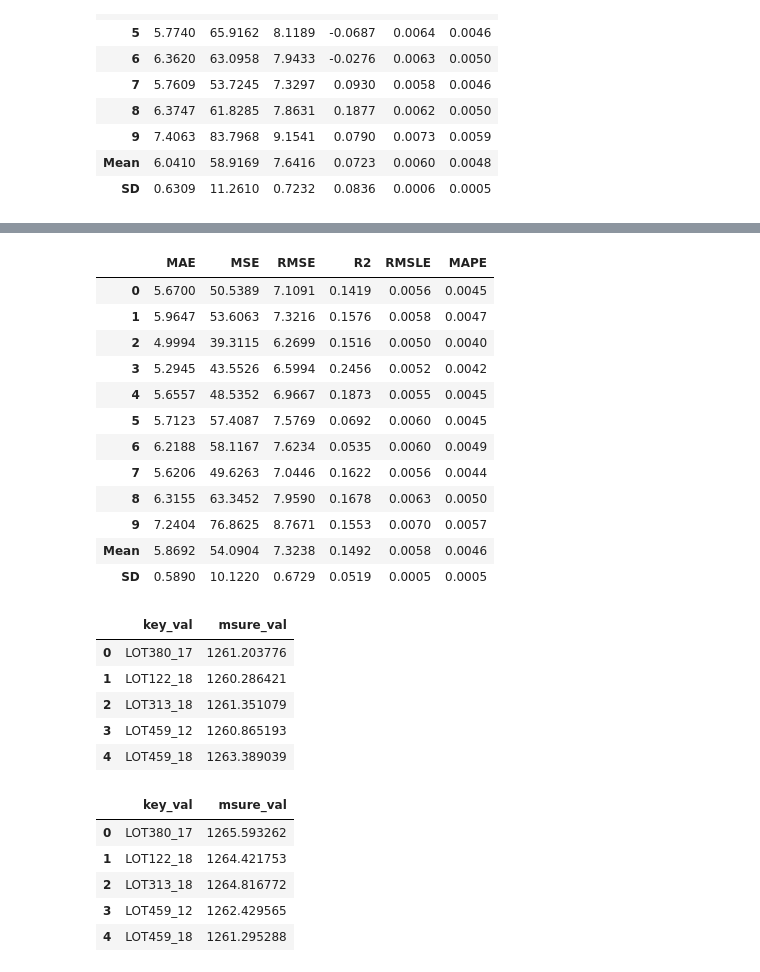
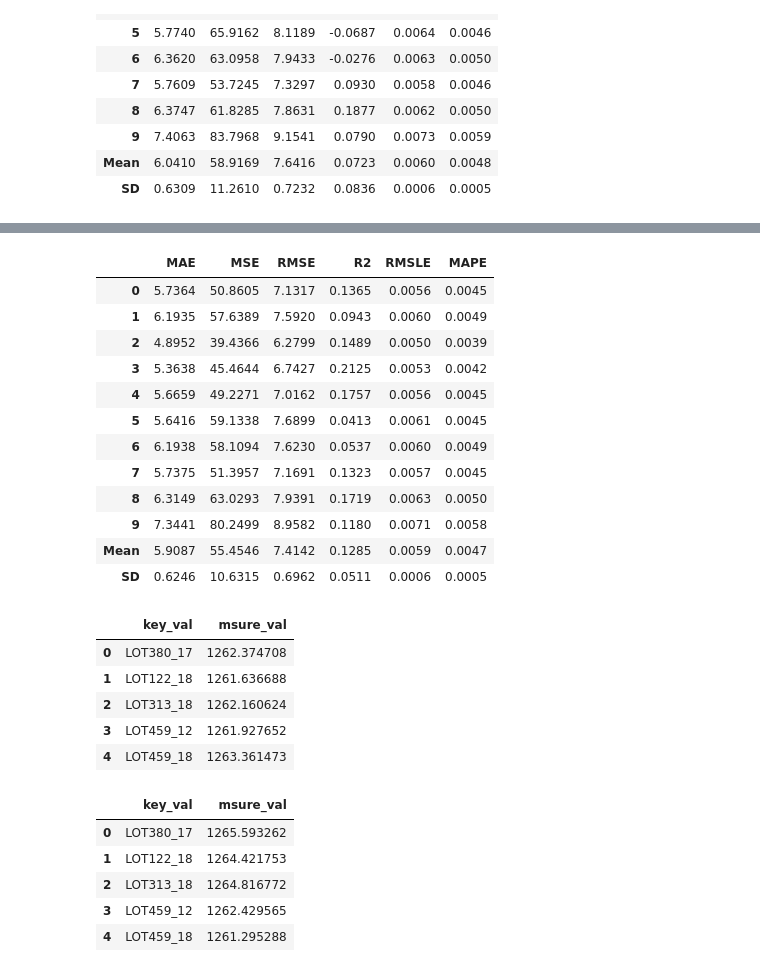
Before and after one commit to teddyroc/dttrain, a Jupyter notebook: 최종.ipynb, the cells around one changed output, grey strips where cells are left out. Saved outputs shown, nothing was run; the diff lists cells and outputs as text; code cells hidden in the pictures.

```diff
--- a/최종.ipynb
+++ b/최종.ipynb
@@ -766,3 +766,9 @@ tuned_rf = tune_model(top5, optimize = 'RMSE', n_iter = 10)
 | 9 | 7.4063 | 83.7968 | 9.1541 | 0.0790 | 0.0073 | 0.0059 |
 | Mean | 6.0410 | 58.9169 | 7.6416 | 0.0723 | 0.0060 | 0.0048 |
 | SD | 0.6309 | 11.2610 | 0.7232 | 0.0836 | 0.0006 | 0.0005 |
+# %%
+top6 = create_model('lightgbm', cross_validation = False)
+top7 = create_model('catboost', cross_validation = False)
+top8 = create_model('ada', cross_validation = False)
+top9 = create_model('gbr', cross_validation = False)
+top10 = create_model('et', cross_validation = False)
@@ -768,0 +778,6 @@ tuned_rf = tune_model(top5, optimize = 'RMSE', n_iter = 10)
+# %%
+tuned_lightgbm = tune_model(top6, optimize = 'RMSE', n_iter = 10)
+tuned_catboost = tune_model(top7, optimize = 'RMSE', n_iter = 10)
+tuned_ada = tune_model(top8, optimize = 'RMSE', n_iter = 10)
+tuned_gbr = tune_model(top9, optimize = 'RMSE', n_iter = 10)
+tuned_et = tune_model(top10, optimize = 'RMSE', n_iter = 10)
@@ -769,19 +798,19 @@ tuned_rf = tune_model(top5, optimize = 'RMSE', n_iter = 10)
 # %%
-blender_specific = blend_models(estimator_list = [tuned_ridge,tuned_en,tuned_br,tuned_lasso,tuned_rf],optimize = 'RMSE')
+blender_specific = blend_models(estimator_list = [tuned_ridge,tuned_en,tuned_br,tuned_lasso,tuned_rf,tuned_lightgbm,tuned_catboost,tuned_ada,tuned_gbr,tuned_et],optimize = 'RMSE')
 # %% [output]
 |  | MAE | MSE | RMSE | R2 | RMSLE | MAPE |
-| 0 | 5.6700 | 50.5389 | 7.1091 | 0.1419 | 0.0056 | 0.0045 |
-| 1 | 5.9647 | 53.6063 | 7.3216 | 0.1576 | 0.0058 | 0.0047 |
-| 2 | 4.9994 | 39.3115 | 6.2699 | 0.1516 | 0.0050 | 0.0040 |
-| 3 | 5.2945 | 43.5526 | 6.5994 | 0.2456 | 0.0052 | 0.0042 |
-| 4 | 5.6557 | 48.5352 | 6.9667 | 0.1873 | 0.0055 | 0.0045 |
-| 5 | 5.7123 | 57.4087 | 7.5769 | 0.0692 | 0.0060 | 0.0045 |
-| 6 | 6.2188 | 58.1167 | 7.6234 | 0.0535 | 0.0060 | 0.0049 |
-| 7 | 5.6206 | 49.6263 | 7.0446 | 0.1622 | 0.0056 | 0.0044 |
-| 8 | 6.3155 | 63.3452 | 7.9590 | 0.1678 | 0.0063 | 0.0050 |
-| 9 | 7.2404 | 76.8625 | 8.7671 | 0.1553 | 0.0070 | 0.0057 |
-| Mean | 5.8692 | 54.0904 | 7.3238 | 0.1492 | 0.0058 | 0.0046 |
-| SD | 0.5890 | 10.1220 | 0.6729 | 0.0519 | 0.0005 | 0.0005 |
+| 0 | 5.7364 | 50.8605 | 7.1317 | 0.1365 | 0.0056 | 0.0045 |
+| 1 | 6.1935 | 57.6389 | 7.5920 | 0.0943 | 0.0060 | 0.0049 |
+| 2 | 4.8952 | 39.4366 | 6.2799 | 0.1489 | 0.0050 | 0.0039 |
+| 3 | 5.3638 | 45.4644 | 6.7427 | 0.2125 | 0.0053 | 0.0042 |
+| 4 | 5.6659 | 49.2271 | 7.0162 | 0.1757 | 0.0056 | 0.0045 |
+| 5 | 5.6416 | 59.1338 | 7.6899 | 0.0413 | 0.0061 | 0.0045 |
+| 6 | 6.1938 | 58.1094 | 7.6230 | 0.0537 | 0.0060 | 0.0049 |
+| 7 | 5.7375 | 51.3957 | 7.1691 | 0.1323 | 0.0057 | 0.0045 |
+| 8 | 6.3149 | 63.0293 | 7.9391 | 0.1719 | 0.0063 | 0.0050 |
+| 9 | 7.3441 | 80.2499 | 8.9582 | 0.1180 | 0.0071 | 0.0058 |
+| Mean | 5.9087 | 55.4546 | 7.4142 | 0.1285 | 0.0059 | 0.0047 |
+| SD | 0.6246 | 10.6315 | 0.6962 | 0.0511 | 0.0006 | 0.0005 |
 # %%
 final_model = finalize_model(blender_specific)
 pred = predict_model(final_model, data=df_predict_final[COLS])
@@ -791,10 +820,10 @@ df_submission = predict[['key_val', 'msure_val']]
 df_submission.head()
 # %% [output]
 |  | key_val | msure_val |
-| 0 | LOT380_17 | 1261.203776 |
-| 1 | LOT122_18 | 1260.286421 |
-| 2 | LOT313_18 | 1261.351079 |
-| 3 | LOT459_12 | 1260.865193 |
-| 4 | LOT459_18 | 1263.389039 |
+| 0 | LOT380_17 | 1262.374708 |
+| 1 | LOT122_18 | 1261.636688 |
+| 2 | LOT313_18 | 1262.160624 |
+| 3 | LOT459_12 | 1261.927652 |
+| 4 | LOT459_18 | 1263.361473 |
 # %%
 df_submission.set_index('key_val', inplace=True)
```
Also changed, not shown: parts of 3 cells of this notebook.
